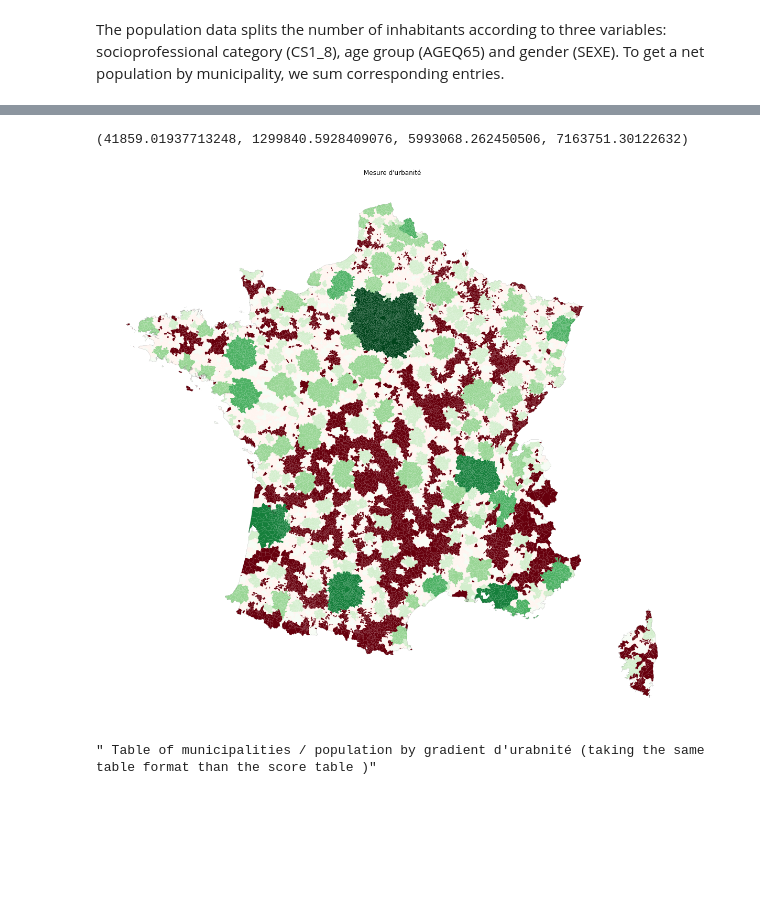
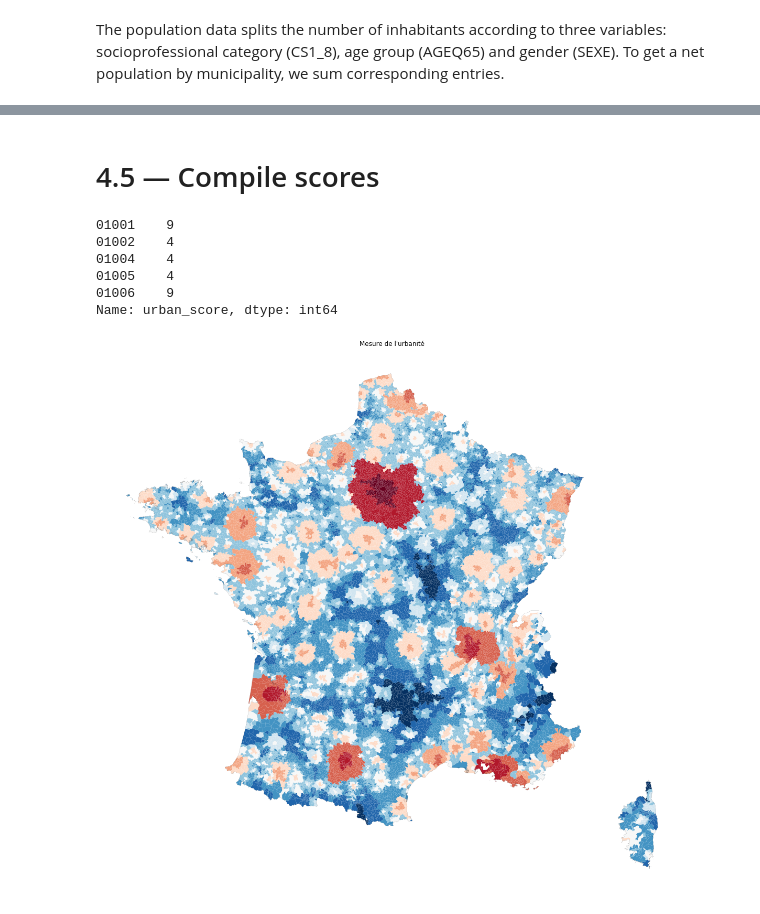
Before and after one commit to sjinko/measure, a Jupyter notebook: notebooks/koseki-nb-measuring_urbanity-200515.ipynb, the cells around one changed output, grey strips where cells are left out. Cells and saved outputs as stored; diff of their text form; code cells hidden in the pictures; blank space fills up the shorter version.

Commit message:
Measure of urbanity

```diff
--- a/notebooks/koseki-nb-measuring_urbanity-200515.ipynb
+++ b/notebooks/koseki-nb-measuring_urbanity-200515.ipynb
@@ -511,0 +524,14 @@ out_ua_muni_score.head()
+# %%
+""" Plot map of ua_scores """
+data = communes.set_index('CODE').join(uaz_score)
+data['urban_area_score'] = data['urban_area_score'].replace(0, np.nan)
+data.dropna(subset=['urban_area_score'], inplace=True)
+
+fig, ax = plt.subplots(figsize=(10,10))
+
+data.plot(ax=ax, column='urban_area_score', cmap='Greens_r')
+france.plot(ax=ax, facecolor='none', edgecolor='k', linewidth=0.1)
+
+plt.title("Score selon la taille de l'unité urbaine")
+ax.axis('off')
+plt.show()
@@ -511,0 +566,14 @@ out_ua_muni_score.head()
+# %%
+""" Plot map of distance score """
+data = communes.set_index('CODE').join(distance_score)
+data['distance_score'] = data['distance_score'].replace(0, np.nan)
+data.dropna(subset=['distance_score'], inplace=True)
+
+fig, ax = plt.subplots(figsize=(10,10))
+
+data.plot(ax=ax, column='distance_score')
+france.plot(ax=ax, facecolor='none', edgecolor='k', linewidth=0.1)
+
+plt.title("Score selon la distance à une aire urbaine de plus de 100k habitants")
+ax.axis('off')
+plt.show()
@@ -512,20 +582,30 @@ out_ua_muni_score.head()
+# %% [markdown]
+# 4.5 — Compile scores
+# %%
+""" Compile scores """
+urban_score = pd.concat([ua_score, uaz_score, distance_score], axis=1).sum(axis=1)
+urban_score.name='urban_score'
+urban_score.head()
+# %% [output]
+01001    9
+01002    4
+01004    4
+01005    4
+01006    9
+Name: urban_score, dtype: int64
 # %%
 """ Plot map of distance to urban area above 100 k inhabitants """
-in_data = communes.set_index('CODE').join(in_ua_muni_score).dropna(how='any', axis=0)
-out_data = communes.set_index('CODE').join(out_ua_muni_score).dropna(how='any', axis=0)
+data = communes.set_index('CODE').join(urban_score)
+data['urban_score'] = data['urban_score'].replace(0, np.nan)
+data.dropna(subset=['urban_score'], inplace=True)
 
 fig, ax = plt.subplots(figsize=(20,20))
 
-in_data.plot(ax=ax, column='urban_index', cmap='Greens')
-out_data.plot(ax=ax, column='urban_index', cmap='Reds')
+data.plot(ax=ax, column='urban_score', cmap='RdBu')
 france.plot(ax=ax, facecolor='none', edgecolor='k', linewidth=0.1)
 
-plt.title("Mesure d'urbanité")
+plt.title("Mesure de l'urbanité")
 ax.axis('off')
+plt.show()
 # %% [output]
-(41859.01937713248, 1299840.5928409076, 5993068.262450506, 7163751.30122632)
-[figure, old version]
+[figure, new version]
-# %%
-""" Table of municipalities / population by gradient d'urabnité (taking the same table format than the score table )"""
-# %% [output]
-" Table of municipalities / population by gradient d'urabnité (taking the same table format than the score table )"
```
Also changed, not shown: parts of 16 cells of this notebook, 1 other file.
